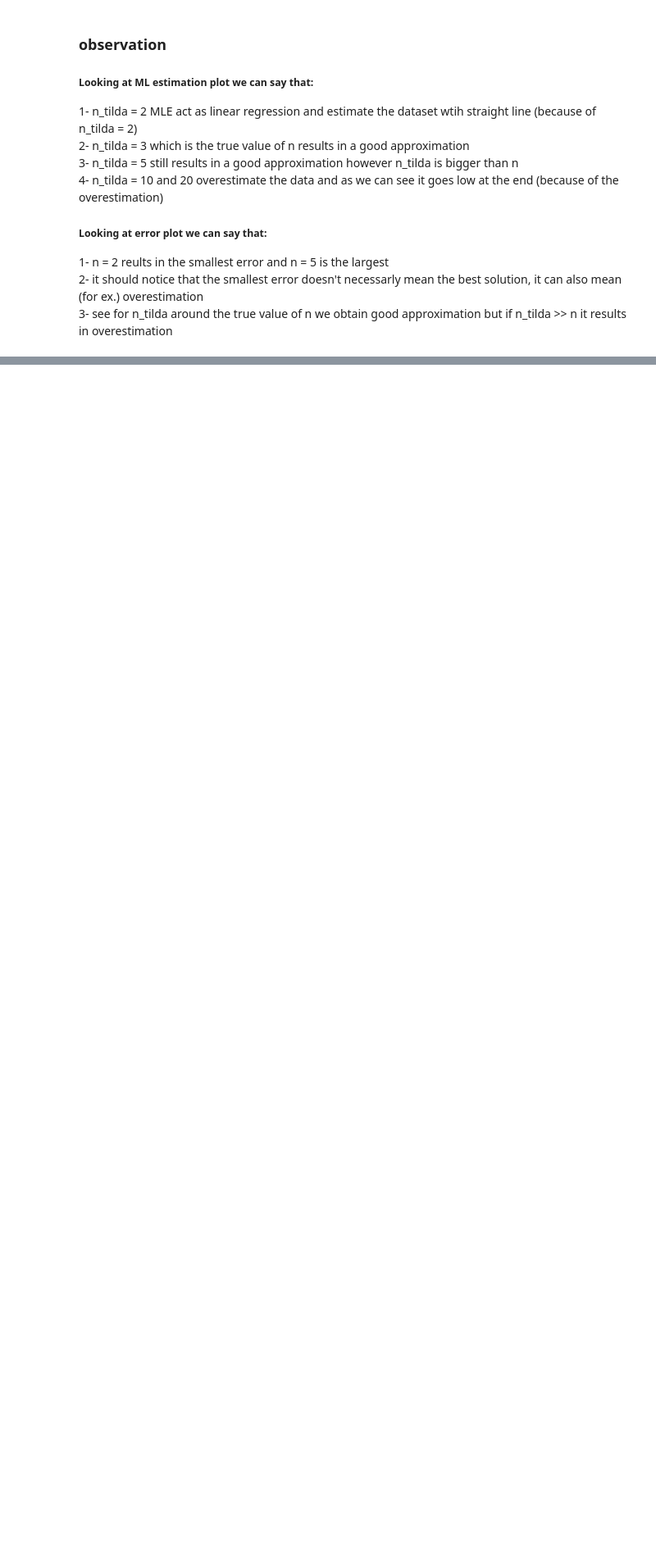
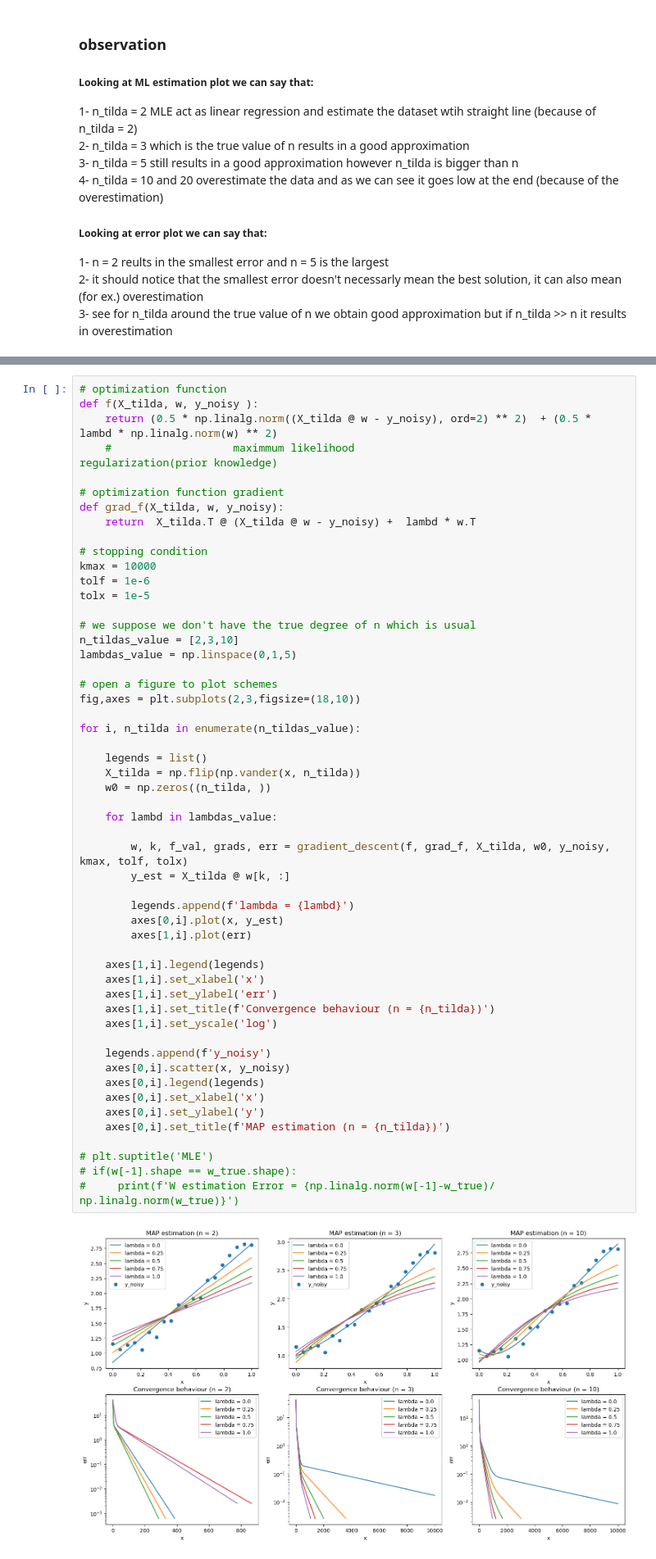
Before and after one commit to Rezashatery/MLE-and-MAP, a Jupyter notebook: MLE and MAP.ipynb, the cells around one changed output, grey strips where cells are left out. Shown at 82% size. Cells and saved outputs as stored; diff of their text form; blank space fills up the shorter version.

```diff
--- a/MLE and MAP.ipynb
+++ b/MLE and MAP.ipynb
@@ -176,0 +185,55 @@ Text(0.5, 1.0, 'ML estimation')
+# %%
+# optimization function
+def f(X_tilda, w, y_noisy ):
+    return (0.5 * np.linalg.norm((X_tilda @ w - y_noisy), ord=2) ** 2)  + (0.5 * lambd * np.linalg.norm(w) ** 2)
+    #                   maximmum likelihood                                 regularization(prior knowledge)
+
+# optimization function gradient
+def grad_f(X_tilda, w, y_noisy):
+    return  X_tilda.T @ (X_tilda @ w - y_noisy) +  lambd * w.T
+
+# stopping condition
+kmax = 10000
+tolf = 1e-6
+tolx = 1e-5
+
+# we suppose we don't have the true degree of n which is usual
+n_tildas_value = [2,3,10]
+lambdas_value = np.linspace(0,1,5)
+
+# open a figure to plot schemes
+fig,axes = plt.subplots(2,3,figsize=(18,10))
+
+for i, n_tilda in enumerate(n_tildas_value):
+
+    legends = list()
+    X_tilda = np.flip(np.vander(x, n_tilda))
+    w0 = np.zeros((n_tilda, ))
+
+    for lambd in lambdas_value:
+
+        w, k, f_val, grads, err = gradient_descent(f, grad_f, X_tilda, w0, y_noisy, kmax, tolf, tolx)
+        y_est = X_tilda @ w[k, :]
+
+        legends.append(f'lambda = {lambd}')
+        axes[0,i].plot(x, y_est)
+        axes[1,i].plot(err)
+
+    axes[1,i].legend(legends)
+    axes[1,i].set_xlabel('x')
+    axes[1,i].set_ylabel('err')
+    axes[1,i].set_title(f'Convergence behaviour (n = {n_tilda})')
+    axes[1,i].set_yscale('log')
+
+    legends.append(f'y_noisy')
+    axes[0,i].scatter(x, y_noisy)
+    axes[0,i].legend(legends)
+    axes[0,i].set_xlabel('x')
+    axes[0,i].set_ylabel('y')
+    axes[0,i].set_title(f'MAP estimation (n = {n_tilda})')
+
+# plt.suptitle('MLE')
+# if(w[-1].shape == w_true.shape):
+#     print(f'W estimation Error = {np.linalg.norm(w[-1]-w_true)/ np.linalg.norm(w_true)}')
+# %% [output]
+[figure, added]
```
Also changed, not shown: parts of 2 cells of this notebook.
